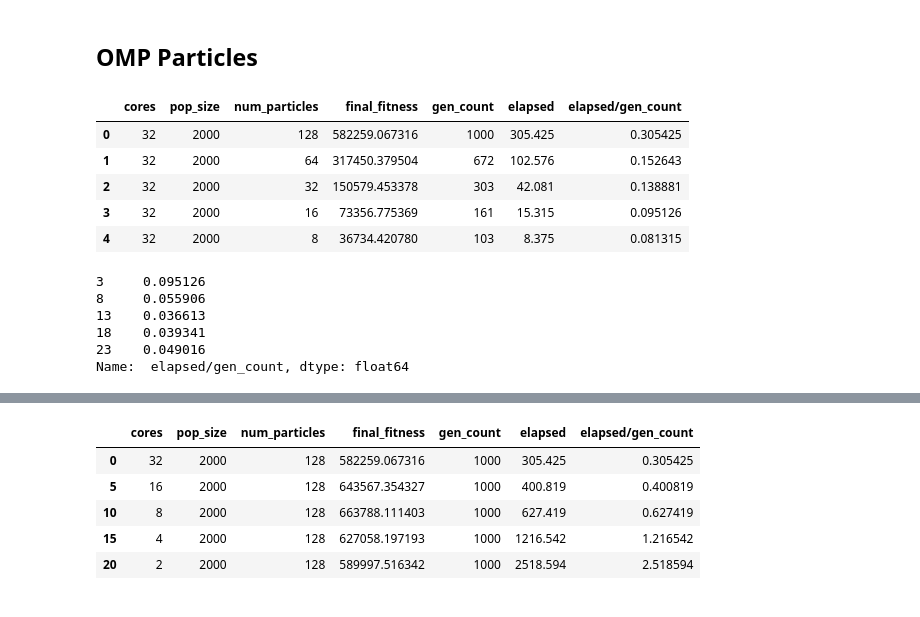
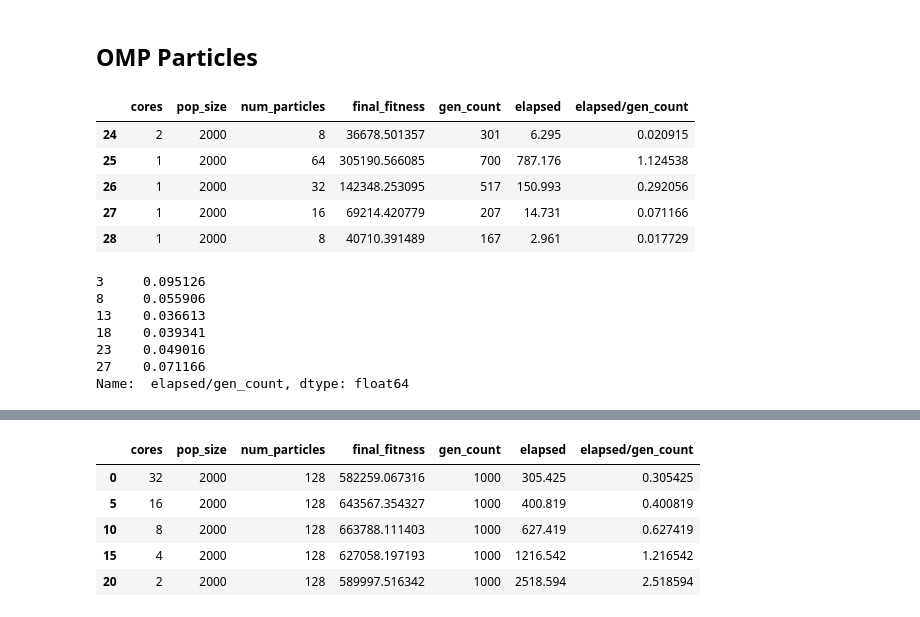
Before and after one commit to matthewdicks98/CSC-HPC-Project, a Jupyter notebook: Experiment2.0.ipynb, the cells around one changed output, grey strips where cells are left out. Saved outputs shown, nothing was run; the diff lists cells and outputs as text; code cells hidden in the pictures.

```diff
--- a/Experiment2.0.ipynb
+++ b/Experiment2.0.ipynb
@@ -5,14 +5,14 @@ import numpy as np
 # %% [markdown]
 ## OMP Particles
 # %%
-omp_particles = pd.read_csv('Results2.0/omp_particles')
+omp_particles = pd.read_csv('Results2.0/omp_particles.txt')
 # %%
-omp_particles.head()
+omp_particles.tail()
 # %% [output]
 |  | cores | pop_size | num_particles | final_fitness | gen_count | elapsed | elapsed/gen_count |
-| 0 | 32 | 2000 | 128 | 582259.067316 | 1000 | 305.425 | 0.305425 |
-| 1 | 32 | 2000 | 64 | 317450.379504 | 672 | 102.576 | 0.152643 |
-| 2 | 32 | 2000 | 32 | 150579.453378 | 303 | 42.081 | 0.138881 |
-| 3 | 32 | 2000 | 16 | 73356.775369 | 161 | 15.315 | 0.095126 |
-| 4 | 32 | 2000 | 8 | 36734.420780 | 103 | 8.375 | 0.081315 |
+| 24 | 2 | 2000 | 8 | 36678.501357 | 301 | 6.295 | 0.020915 |
+| 25 | 1 | 2000 | 64 | 305190.566085 | 700 | 787.176 | 1.124538 |
+| 26 | 1 | 2000 | 32 | 142348.253095 | 517 | 150.993 | 0.292056 |
+| 27 | 1 | 2000 | 16 | 69214.420779 | 207 | 14.731 | 0.071166 |
+| 28 | 1 | 2000 | 8 | 40710.391489 | 167 | 2.961 | 0.017729 |
 # %%
@@ -27,6 +27,7 @@ omp_particles[(omp_particles[' num_particles']==16)][' elapsed/gen_count']
 13    0.036613
 18    0.039341
 23    0.049016
+27    0.071166
 Name:  elapsed/gen_count, dtype: float64
 # %%
 plt.plot(cores,x/omp_particles[omp_particles[' num_particles']==16][' elapsed/gen_count']*1000)
```
Also changed, not shown: parts of 5 cells of this notebook.
